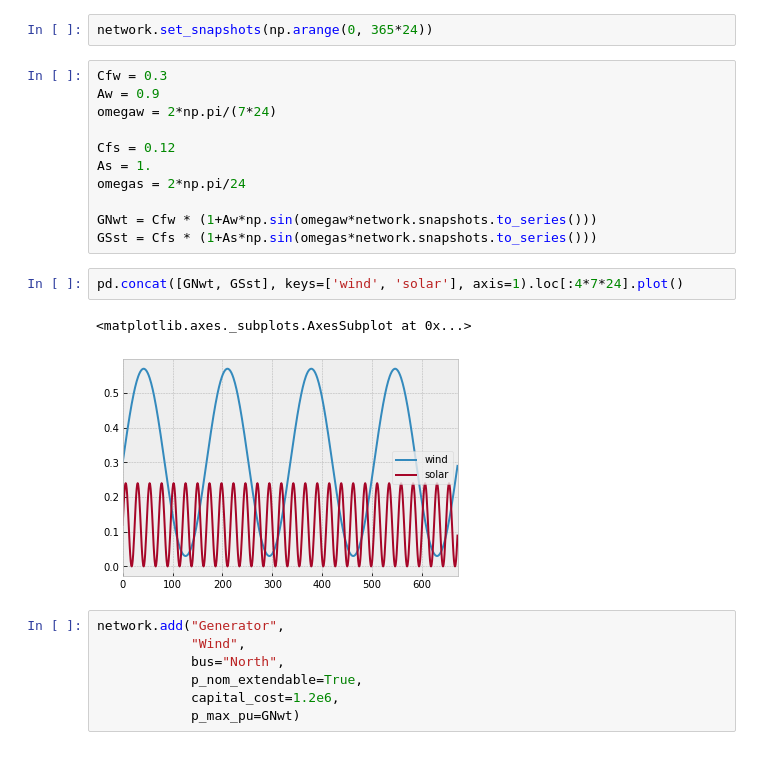
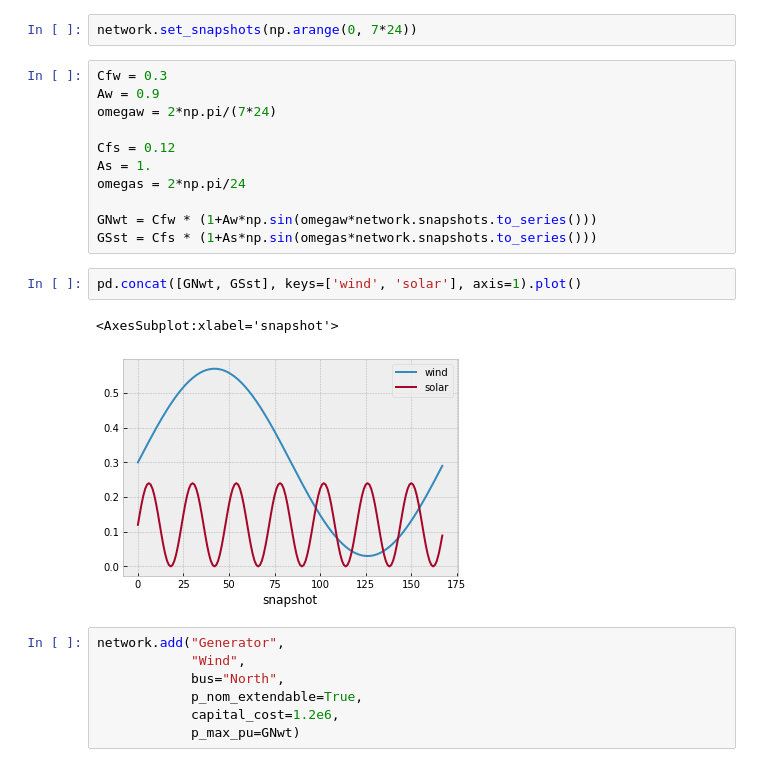
Before and after one commit to p-glaum/energy_systems_tutorial, a Jupyter notebook: Notebooks/03-storage-optimization/solution.ipynb, the cells around one changed output. Saved outputs shown, nothing was run; the diff lists cells and outputs as text.

Commit message:
reduce snapshots for faster solving

```diff
--- a/Notebooks/03-storage-optimization/solution.ipynb
+++ b/Notebooks/03-storage-optimization/solution.ipynb
@@ -50,7 +50,7 @@ network.add("Load",
 # %% [markdown]
 Attach renewable generators according to given parameters
 # %%
-network.set_snapshots(np.arange(0, 365*24))
+network.set_snapshots(np.arange(0, 7*24))
 # %%
 Cfw = 0.3
 Aw = 0.9
@@ -63,10 +63,10 @@ omegas = 2*np.pi/24
 GNwt = Cfw * (1+Aw*np.sin(omegaw*network.snapshots.to_series()))
 GSst = Cfs * (1+As*np.sin(omegas*network.snapshots.to_series()))
 # %%
-pd.concat([GNwt, GSst], keys=['wind', 'solar'], axis=1).loc[:4*7*24].plot()
+pd.concat([GNwt, GSst], keys=['wind', 'solar'], axis=1).plot()
 # %% [output]
-<matplotlib.axes._subplots.AxesSubplot at 0x...>
+<AxesSubplot:xlabel='snapshot'>
-[figure, old version]
+[figure, new version]
 # %%
 network.add("Generator",
             "Wind",
```
Also changed, not shown: parts of 24 cells of this notebook.
